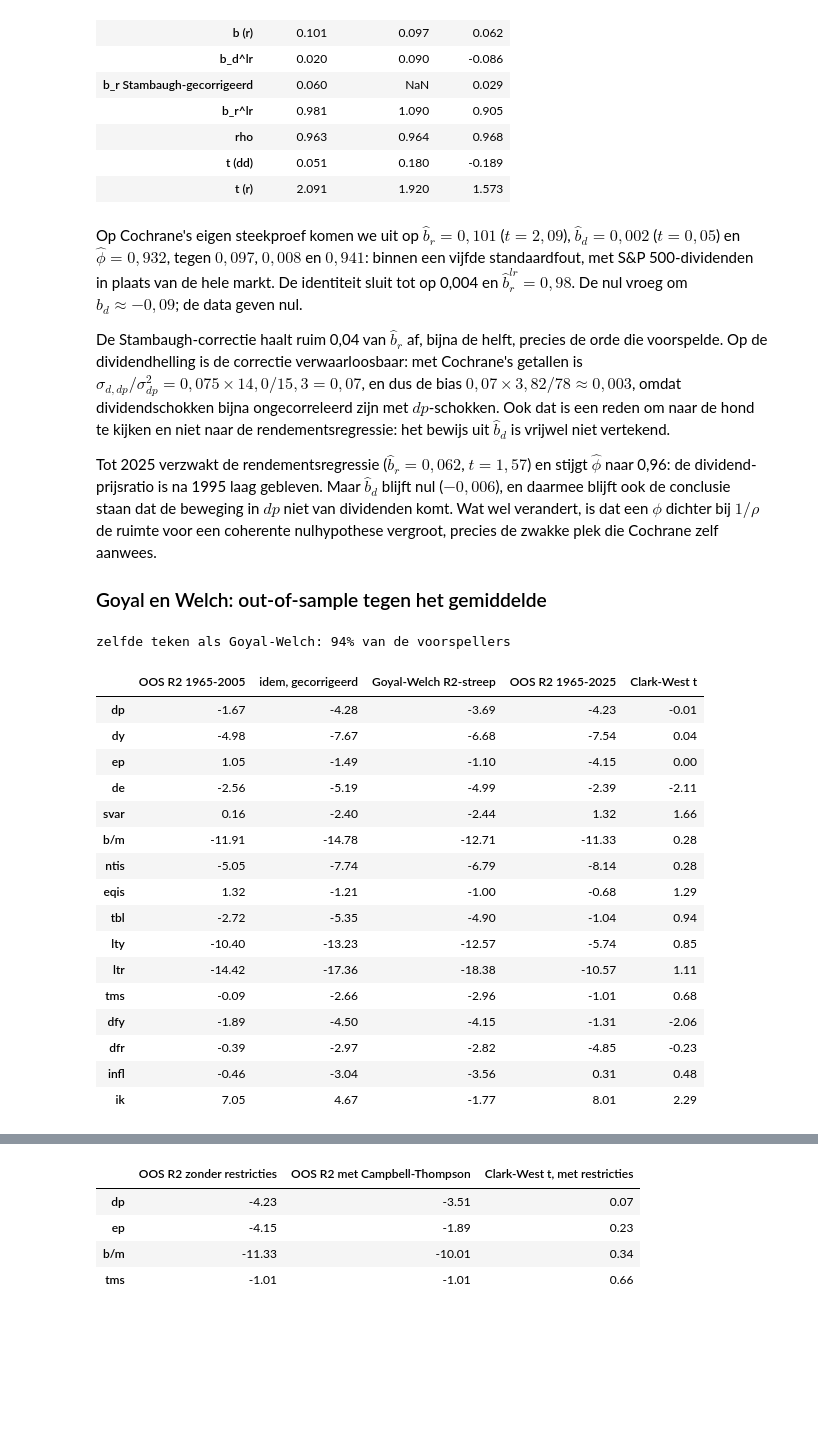
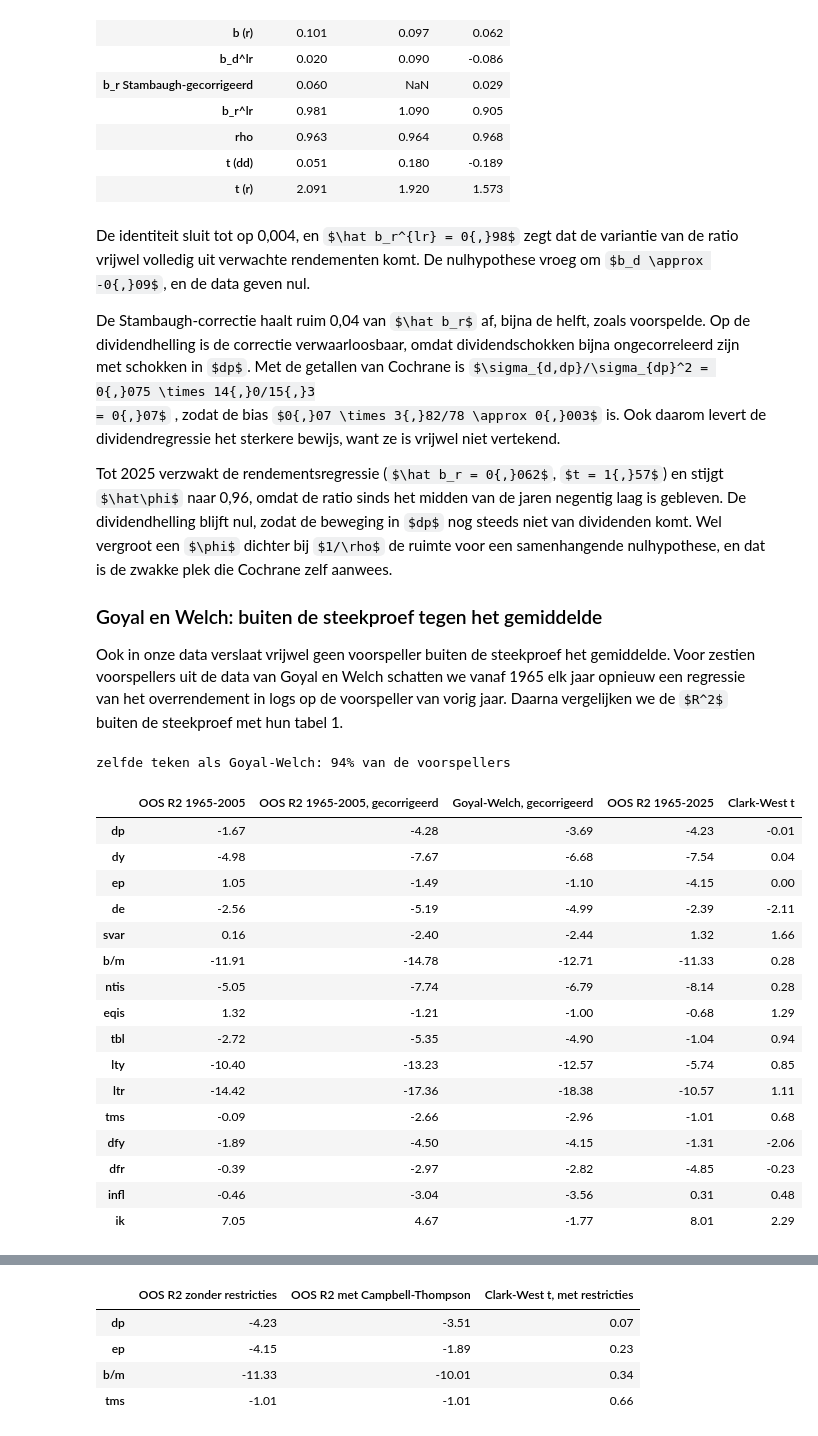
Before and after one commit to MaartenN14/history-asset-pricing, a Jupyter notebook: lectures/04_20_voorspelbaarheid.ipynb, the cells around one changed output, grey strips where cells are left out. Cells and saved outputs as stored; diff of their text form; code cells hidden in the pictures; some formulas as TeX source; blank space fills up the shorter version.

```diff
--- a/lectures/04_20_voorspelbaarheid.ipynb
+++ b/lectures/04_20_voorspelbaarheid.ipynb
@@ -1055,28 +1040,29 @@ pd.DataFrame(
 | t (dd) | 0.051 | 0.180 | -0.189 |
 | t (r) | 2.091 | 1.920 | 1.573 |
 # %% [markdown]
-Op Cochrane's eigen steekproef komen we uit op $\hat b_r = 0{,}101$ ($t = 2{,}09$),
-$\hat b_d = 0{,}002$ ($t = 0{,}05$) en $\hat\phi = 0{,}932$, tegen $0{,}097$, $0{,}008$ en
-$0{,}941$: binnen een vijfde standaardfout, met S&P 500-dividenden in plaats van de
-hele markt. De identiteit sluit tot op 0,004 en $\hat b_r^{lr} = 0{,}98$. De nul vroeg
-om $b_d \approx -0{,}09$; de data geven nul.
+De identiteit sluit tot op 0,004, en $\hat b_r^{lr} = 0{,}98$ zegt dat de variantie
+van de ratio vrijwel volledig uit verwachte rendementen komt. De nulhypothese vroeg om
+$b_d \approx -0{,}09$, en de data geven nul.
 
-De Stambaugh-correctie haalt ruim 0,04 van $\hat b_r$ af, bijna de helft, precies de
-orde die [](#eq-voorspelbaarheid-stambaugh) voorspelde. Op de dividendhelling is de
-correctie verwaarloosbaar: met Cochrane's getallen is
-$\sigma_{d,dp}/\sigma_{dp}^2 = 0{,}075 \times 14{,}0/15{,}3 = 0{,}07$, en dus de bias
-$0{,}07 \times 3{,}82/78 \approx 0{,}003$, omdat dividendschokken bijna ongecorreleerd zijn
-met $dp$-schokken. Ook dat is een reden om naar de hond te kijken en niet naar de
-rendementsregressie: het bewijs uit $\hat b_d$ is vrijwel niet vertekend.
+De Stambaugh-correctie haalt ruim 0,04 van $\hat b_r$ af, bijna de helft, zoals
+[](#eq-voorspelbaarheid-stambaugh) voorspelde. Op de dividendhelling is de correctie
+verwaarloosbaar, omdat dividendschokken bijna ongecorreleerd zijn met schokken in $dp$.
+Met de getallen van Cochrane is $\sigma_{d,dp}/\sigma_{dp}^2 = 0{,}075 \times 14{,}0/15{,}3
+= 0{,}07$, zodat de bias $0{,}07 \times 3{,}82/78 \approx 0{,}003$ is. Ook daarom levert
+de dividendregressie het sterkere bewijs, want ze is vrijwel niet vertekend.
 
 Tot 2025 verzwakt de rendementsregressie ($\hat b_r = 0{,}062$, $t = 1{,}57$) en stijgt
-$\hat\phi$ naar 0,96: de dividend-prijsratio is na 1995 laag gebleven. Maar
-$\hat b_d$ blijft nul ($-0{,}006$), en daarmee blijft ook de conclusie staan dat de
-beweging in $dp$ niet van dividenden komt. Wat wel verandert, is dat een $\phi$ dichter bij
-$1/\rho$ de ruimte voor een coherente nulhypothese vergroot, precies de zwakke plek
-die Cochrane zelf aanwees.
+$\hat\phi$ naar 0,96, omdat de ratio sinds het midden van de jaren negentig laag is
+gebleven. De dividendhelling blijft nul, zodat de beweging in $dp$ nog steeds niet van
+dividenden komt. Wel vergroot een $\phi$ dichter bij $1/\rho$ de ruimte voor een
+samenhangende nulhypothese, en dat is de zwakke plek die Cochrane zelf aanwees.
 
-### Goyal en Welch: out-of-sample tegen het gemiddelde
+### Goyal en Welch: buiten de steekproef tegen het gemiddelde
+
+Ook in onze data verslaat vrijwel geen voorspeller buiten de steekproef het gemiddelde.
+Voor zestien voorspellers uit de data van Goyal en Welch schatten we vanaf 1965 elk jaar
+opnieuw een regressie van het overrendement in logs op de voorspeller van vorig jaar. Daarna
+vergelijken we de $R^2$ buiten de steekproef met hun tabel 1.
 # %%
 PREDICTORS = ["dp", "dy", "ep", "de", "svar", "b/m", "ntis", "eqis",
               "tbl", "lty", "ltr", "tms", "dfy", "dfr", "infl", "ik"]
@@ -1100,37 +1086,37 @@ def oos_forecasts(y, x, first, last, sign=None):
         forecast, mean = intercept + slope * data.loc[year, "x"], train["y"].mean()
         if sign is not None:
             forecast = mean if np.sign(slope) != sign else forecast
             forecast, mean = max(forecast, 0.0), max(mean, 0.0)
         rows.append((year, data.loc[year, "y"], forecast, mean))
     return pd.DataFrame(rows, columns=["year", "y", "model", "mean"]).set_index("year")
 
 
 def oos_stats(fc):
     """OOS R^2 (eq. oos) and the one-sided Clark-West t-statistic (eq. cw)."""
     err_model, err_mean = fc["y"] - fc["model"], fc["y"] - fc["mean"]
     r2 = 1 - (err_model**2).sum() / (err_mean**2).sum()
     f = err_mean**2 - (err_model**2 - (fc["mean"] - fc["model"]) ** 2)
     return r2, f.mean() / (f.std(ddof=1) / np.sqrt(len(f)))
 
 
 gw_rows = {}
 for name in PREDICTORS:
     r2_05, _ = oos_stats(oos_forecasts(eq_prem_a, gw_a[name], 1965, 2005))
     r2_25, cw_25 = oos_stats(oos_forecasts(eq_prem_a, gw_a[name], 1965, 2025))
     gw_rows[name] = {
         "OOS R2 1965-2005": 100 * r2_05,
-        "idem, gecorrigeerd": 100 * (1 - (1 - r2_05) * (41 - 1) / (41 - 2)),
-        "Goyal-Welch R2-streep": GW_PUBLISHED[name],
+        "OOS R2 1965-2005, gecorrigeerd": 100 * (1 - (1 - r2_05) * (41 - 1) / (41 - 2)),
+        "Goyal-Welch, gecorrigeerd": GW_PUBLISHED[name],
         "OOS R2 1965-2025": 100 * r2_25,
         "Clark-West t": cw_25,
     }
 gw_table = pd.DataFrame(gw_rows).T
-same_sign = np.mean(np.sign(gw_table["idem, gecorrigeerd"]) == np.sign(gw_table["Goyal-Welch R2-streep"]))
+same_sign = np.mean(np.sign(gw_table["OOS R2 1965-2005, gecorrigeerd"]) == np.sign(gw_table["Goyal-Welch, gecorrigeerd"]))
 print(f"zelfde teken als Goyal-Welch: {same_sign:.0%} van de voorspellers")
 gw_table.round(2)
 # %% [output]
 zelfde teken als Goyal-Welch: 94% van de voorspellers
-|  | OOS R2 1965-2005 | idem, gecorrigeerd | Goyal-Welch R2-streep | OOS R2 1965-2025 | Clark-West t |
+|  | OOS R2 1965-2005 | OOS R2 1965-2005, gecorrigeerd | Goyal-Welch, gecorrigeerd | OOS R2 1965-2025 | Clark-West t |
 | dp | -1.67 | -4.28 | -3.69 | -4.23 | -0.01 |
 | dy | -4.98 | -7.67 | -6.68 | -7.54 | 0.04 |
 | ep | 1.05 | -1.49 | -1.10 | -4.15 | 0.00 |
```
Also changed, not shown: parts of 29 cells of this notebook, 5 other files.
